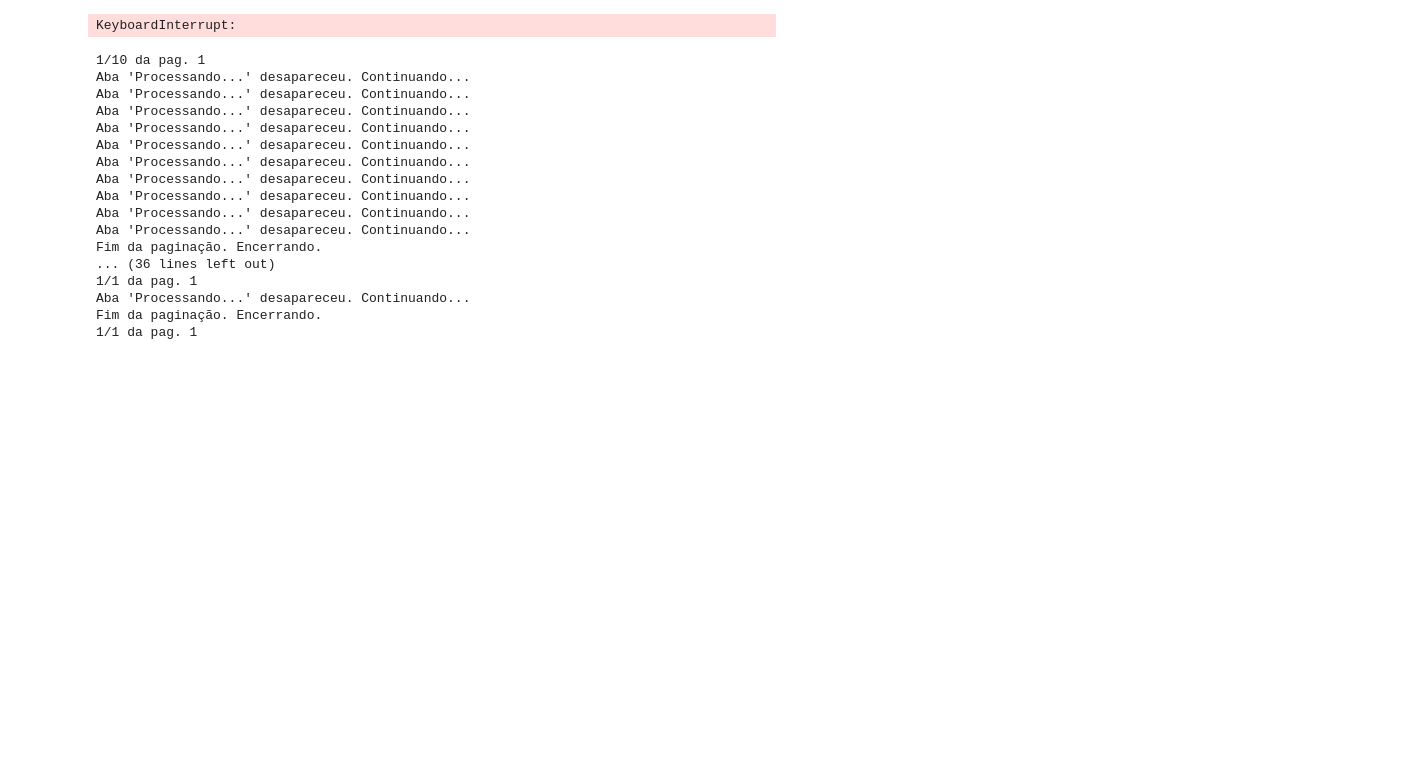
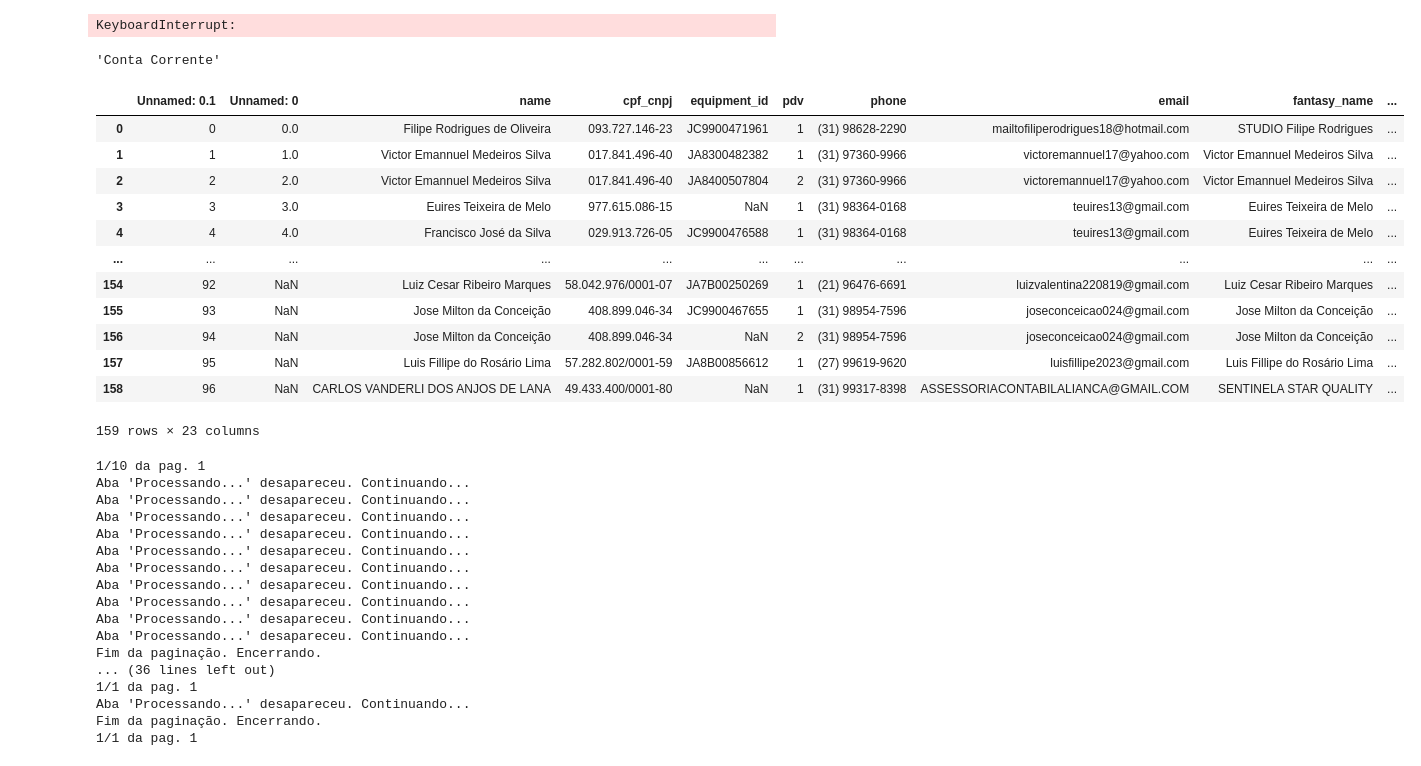
Before and after one commit to vitormartinsc/inter-scraping, a Jupyter notebook: equipment-scraping.ipynb, the cells around one changed output. Drawn from its saved outputs; the diff is of its cells as text; code cells hidden in the pictures; blank space fills up the shorter version.

```diff
--- a/equipment-scraping.ipynb
+++ b/equipment-scraping.ipynb
@@ -170,11 +170,27 @@ df.to_csv('equipment_data_general.csv')
 1/10 da pag. 1
 KeyboardInterrupt:
 # %%
-pd.DataFrame(equipment_data_general).to_excel('equipment_data.xlsx')
+get_element_text_by_xpath('//*[@id="TipoConta"]/option', 'text')
+# %% [output]
+'Conta Corrente'
 # %%
-
-cpf_cnpj_df = pd.read_excel('Credito Essencial Clientes_ Transações.xlsx')
-cpf_cnpj_data = cpf_cnpj_df['cpf/cnpj']
+df = pd.read_csv('new_equipment_data.csv')
+# %%
+df
+# %% [output]
+|  | Unnamed: 0.1 | Unnamed: 0 | name | cpf_cnpj | equipment_id | pdv | phone | email | fantasy_name | ... |
+| 0 | 0 | 0.0 | Filipe Rodrigues de Oliveira | 093.727.146-23 | JC9900471961 | 1 | (31) 98628-2290 | mailtofiliperodrigues18@hotmail.com | STUDIO Filipe Rodrigues | ... |
+| 1 | 1 | 1.0 | Victor Emannuel Medeiros Silva | 017.841.496-40 | JA8300482382 | 1 | (31) 97360-9966 | victoremannuel17@yahoo.com | Victor Emannuel Medeiros Silva | ... |
+| 2 | 2 | 2.0 | Victor Emannuel Medeiros Silva | 017.841.496-40 | JA8400507804 | 2 | (31) 97360-9966 | victoremannuel17@yahoo.com | Victor Emannuel Medeiros Silva | ... |
+| 3 | 3 | 3.0 | Euires Teixeira de Melo | 977.615.086-15 | NaN | 1 | (31) 98364-0168 | teuires13@gmail.com | Euires Teixeira de Melo | ... |
+| 4 | 4 | 4.0 | Francisco José da Silva | 029.913.726-05 | JC9900476588 | 1 | (31) 98364-0168 | teuires13@gmail.com | Euires Teixeira de Melo | ... |
+| ... | ... | ... | ... | ... | ... | ... | ... | ... | ... | ... |
+| 154 | 92 | NaN | Luiz Cesar Ribeiro Marques | 58.042.976/0001-07 | JA7B00250269 | 1 | (21) 96476-6691 | luizvalentina220819@gmail.com | Luiz Cesar Ribeiro Marques | ... |
+| 155 | 93 | NaN | Jose Milton da Conceição | 408.899.046-34 | JC9900467655 | 1 | (31) 98954-7596 | joseconceicao024@gmail.com | Jose Milton da Conceição | ... |
+| 156 | 94 | NaN | Jose Milton da Conceição | 408.899.046-34 | NaN | 2 | (31) 98954-7596 | joseconceicao024@gmail.com | Jose Milton da Conceição | ... |
+| 157 | 95 | NaN | Luis Fillipe do Rosário Lima | 57.282.802/0001-59 | JA8B00856612 | 1 | (27) 99619-9620 | luisfillipe2023@gmail.com | Luis Fillipe do Rosário Lima | ... |
+| 158 | 96 | NaN | CARLOS VANDERLI DOS ANJOS DE LANA | 49.433.400/0001-80 | NaN | 1 | (31) 99317-8398 | ASSESSORIACONTABILALIANCA@GMAIL.COM | SENTINELA STAR QUALITY | ... |
+159 rows × 23 columns
 # %%
 cpf_cnpj_equipment_data = {}
 for cpf_cnpj in cpf_cnpj_data:
```
Also changed, not shown: 12 other files.
